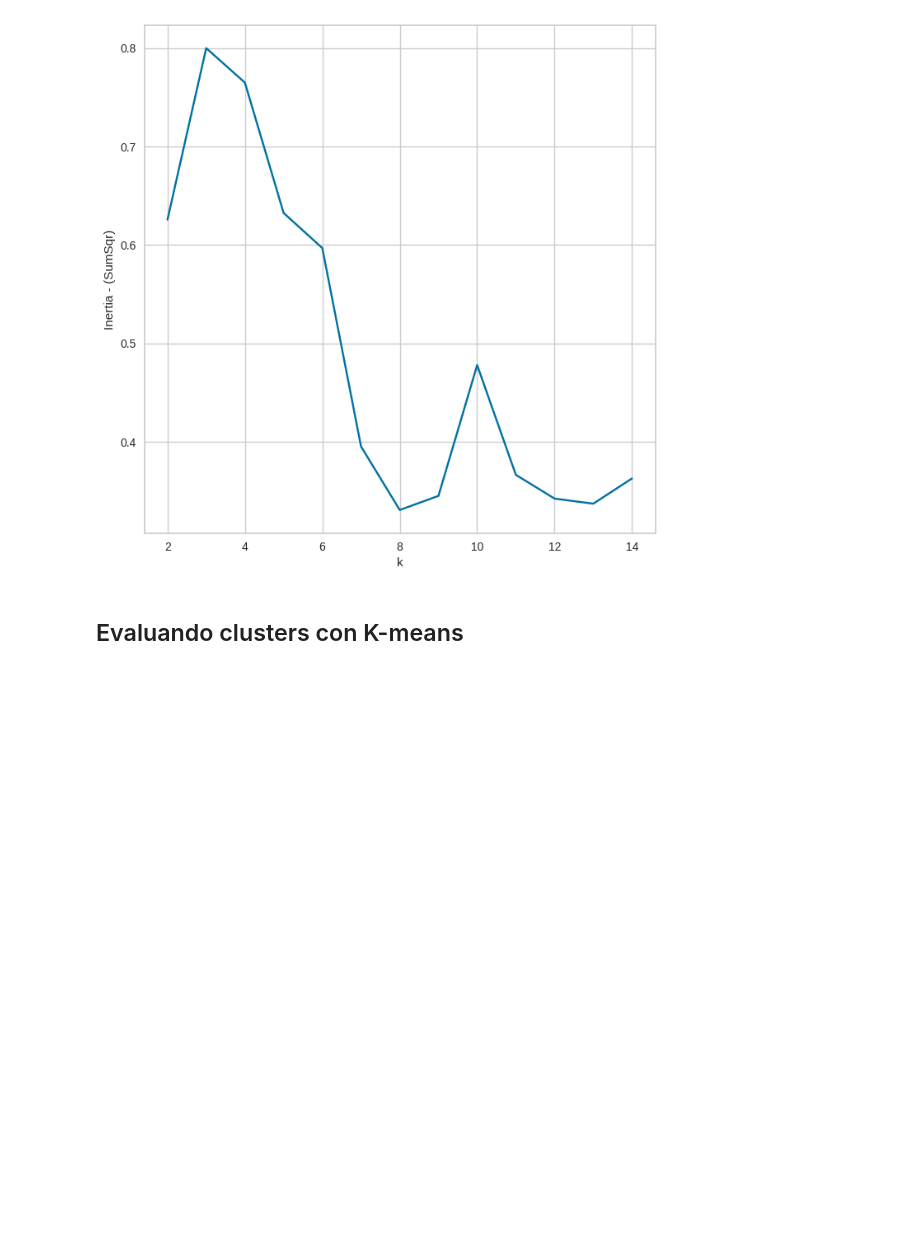
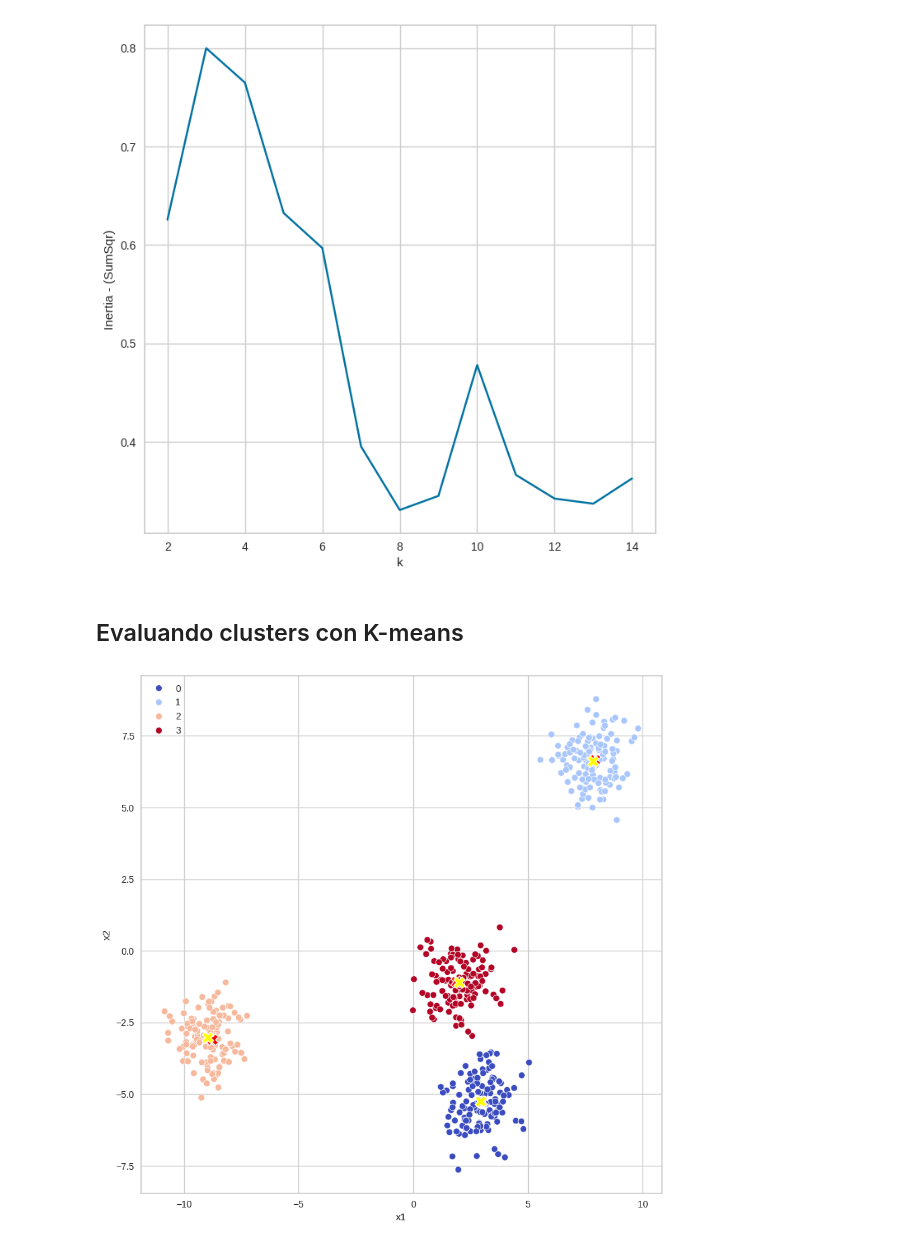
Before and after one commit to Patchwtf/MachineLearningProyects, a Jupyter notebook: Clustering/clustering_kmeans.ipynb, the cells around one changed output. Cells and saved outputs as stored; diff of their text form; code cells hidden in the pictures; blank space fills up the shorter version.

Commit message:
Visualizacion del rendimiento del modelo y de K

```diff
--- a/Clustering/clustering_kmeans.ipynb
+++ b/Clustering/clustering_kmeans.ipynb
@@ -122,3 +122,7 @@ plt.show()
 [figure]
 # %% [markdown]
 ## Evaluando clusters con K-means
+# %%
+vis_cluster(4)
+# %% [output]
+[figure, added]
```
Also changed, not shown: parts of 3 cells of this notebook.
